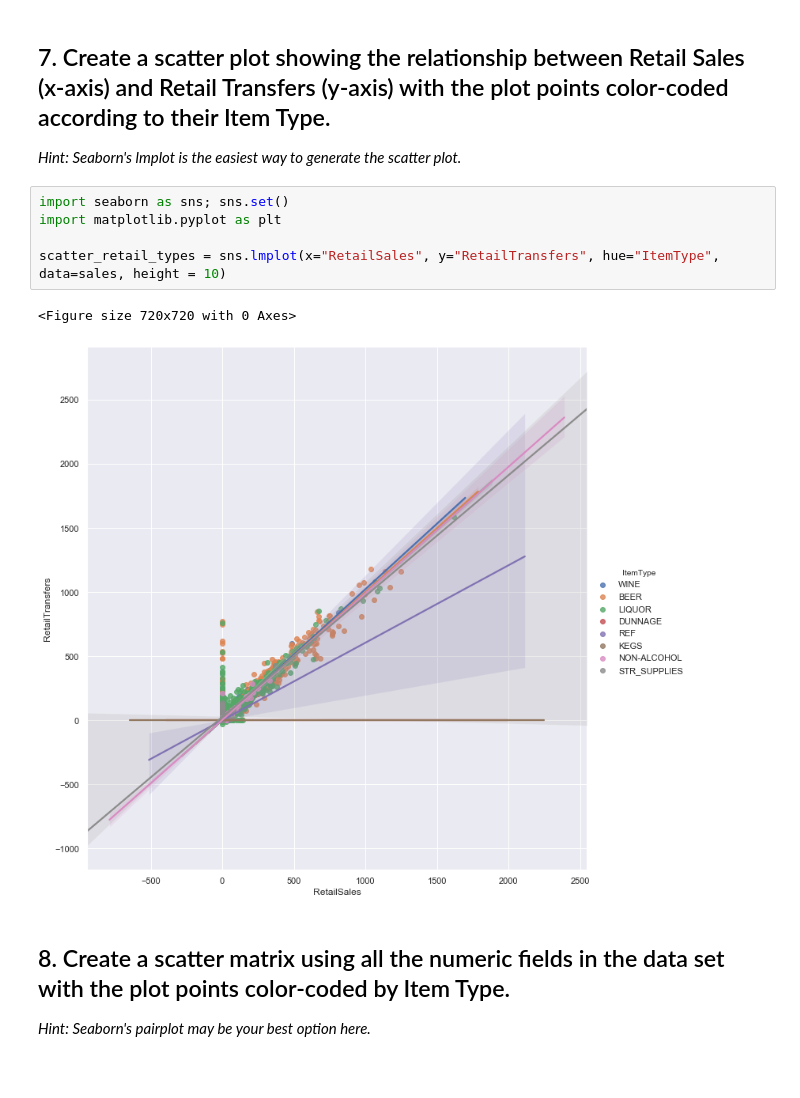
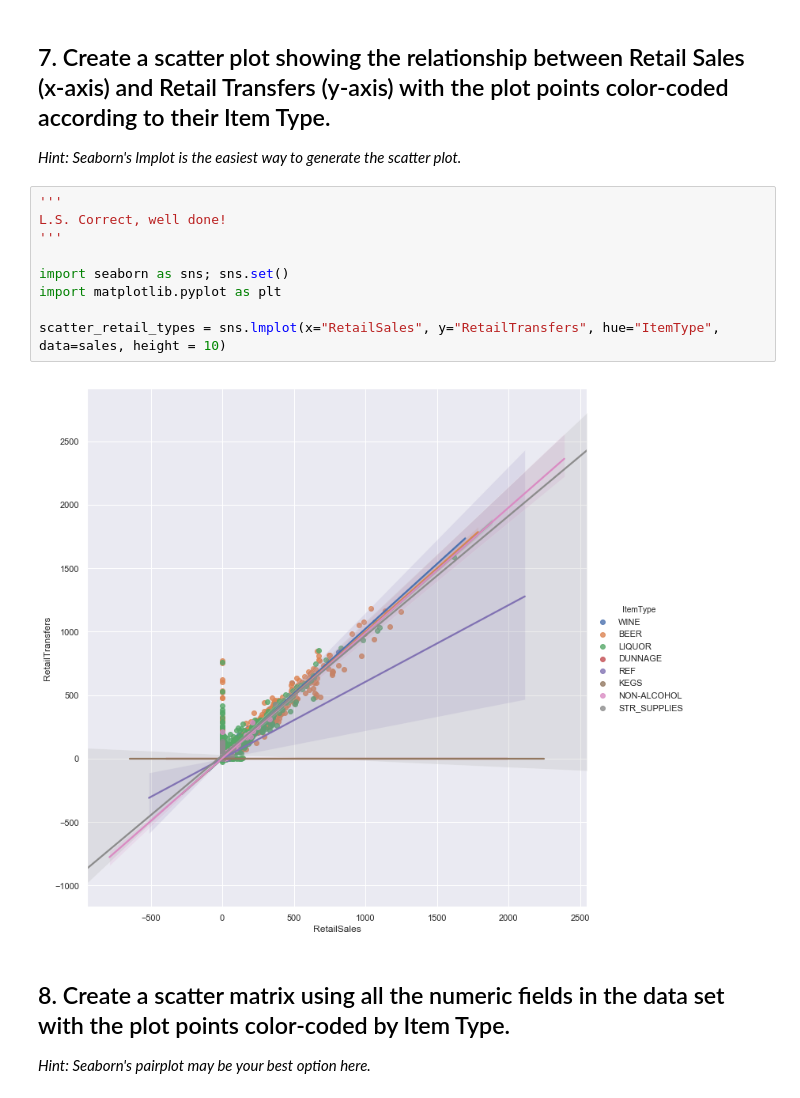
Before and after one commit to esmeemlihi/26-lab-plotting-multiple-data-series, a Jupyter notebook: your-code/main.ipynb, the cells around one changed output. Cells and saved outputs as stored; diff of their text form; blank space fills up the shorter version.

```diff
--- a/your-code/main.ipynb
+++ b/your-code/main.ipynb
@@ -121,13 +133,16 @@ sales_time.plot.barh(figsize = (10.0, 10.0))
 
 *Hint: Seaborn's lmplot is the easiest way to generate the scatter plot.*
 # %%
+'''
+L.S. Correct, well done!
+'''
+
 import seaborn as sns; sns.set()
 import matplotlib.pyplot as plt
 
 scatter_retail_types = sns.lmplot(x="RetailSales", y="RetailTransfers", hue="ItemType", data=sales, height = 10)
 # %% [output]
-<Figure size 720x720 with 0 Axes>
-[figure, old version]
+[figure, new version]
 # %% [markdown]
 ## 8. Create a scatter matrix using all the numeric fields in the data set with the plot points color-coded by Item Type.
 
```
Also changed, not shown: parts of 8 cells of this notebook.
